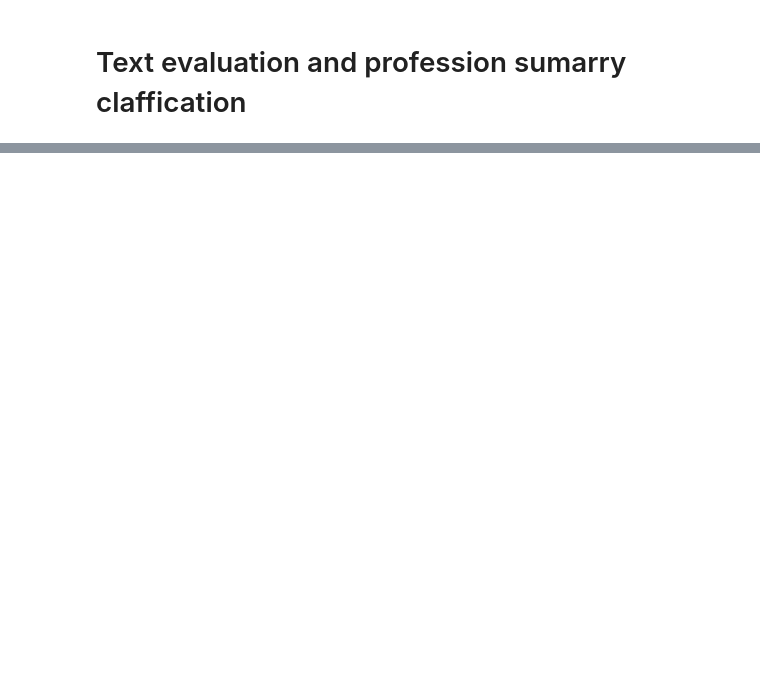
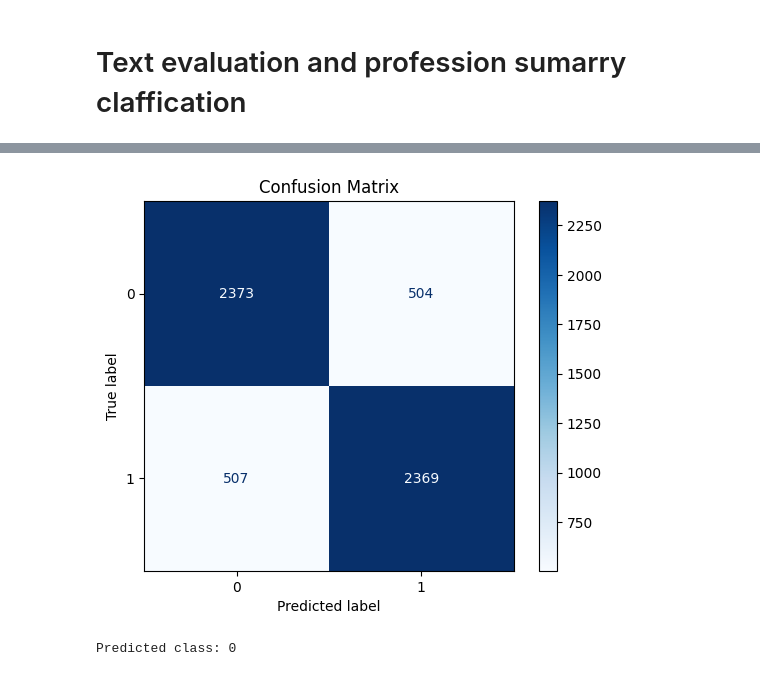
Before and after one commit to Hemachandaran/employeeRetentionPredection, a Jupyter notebook: lit_imp.ipynb, the cells around one changed output, grey strips where cells are left out. Drawn from its saved outputs; the diff is of its cells as text; code cells hidden in the pictures; blank space fills up the shorter version.

```diff
--- a/lit_imp.ipynb
+++ b/lit_imp.ipynb
@@ -212,0 +193,8 @@ The features are classified as: 1
+# %%
+import pandas as pd
+df= pd.read_csv("aug_train.csv")
+# %%
+
+handler = ModelHandler()
+handler.train_model(df, target='target')
+# %% [output]
@@ -212,0 +210 @@ The features are classified as: 1
+[figure, added]
@@ -212,0 +213,5 @@ The features are classified as: 1
+# %%
+result = handler.classify_features("A seasoned professional with a distinguished two-decade odyssey within the dynamic realm of STEM, currently contributing to the evolution of a mid-sized private enterprise ensconced within the vibrant metropolis of city_103. Fortified with a graduate degree and a rich tapestry of industry-specific acumen, I am poised to make substantial contributions to intricate initiatives and catalyze groundbreaking solutions.")
+print(f'Predicted class: {result}')
+# %% [output]
+Predicted class: 0
```
Also changed, not shown: parts of 22 cells of this notebook, 12 other files.
